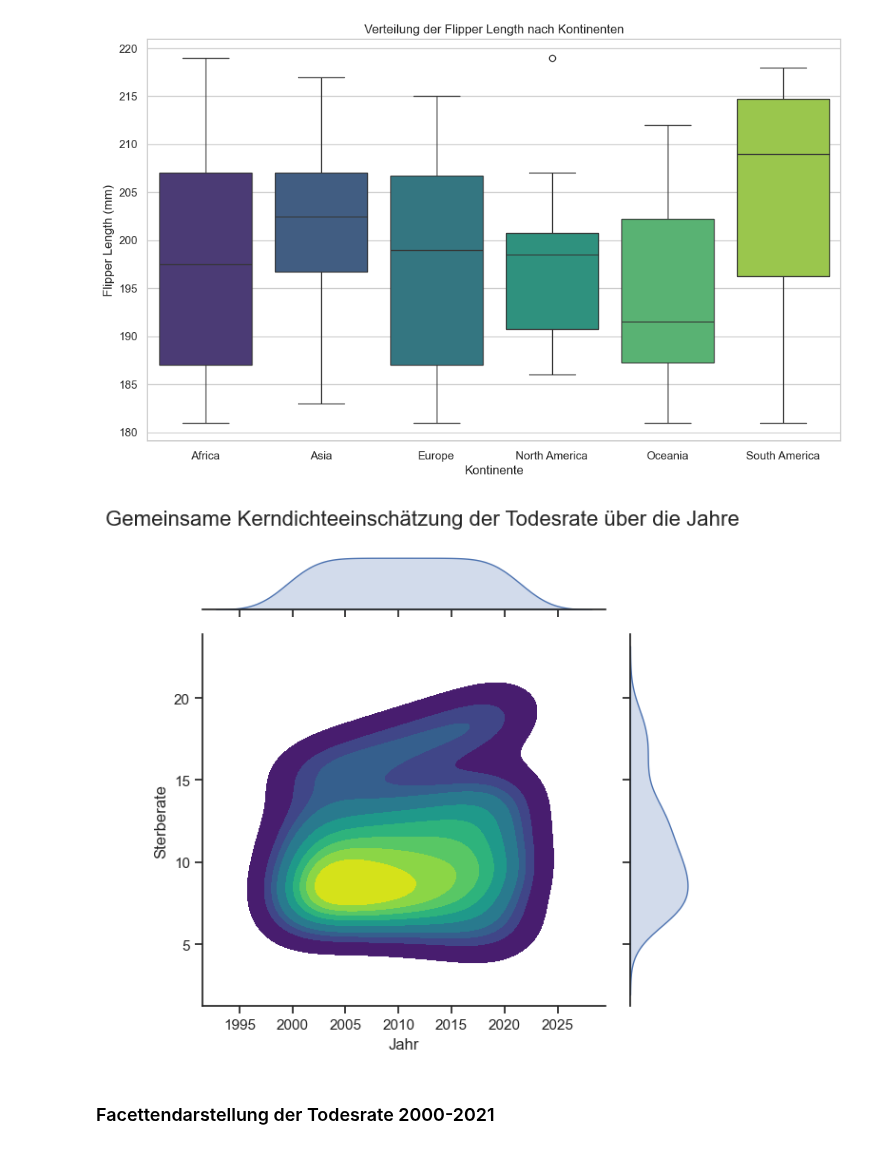
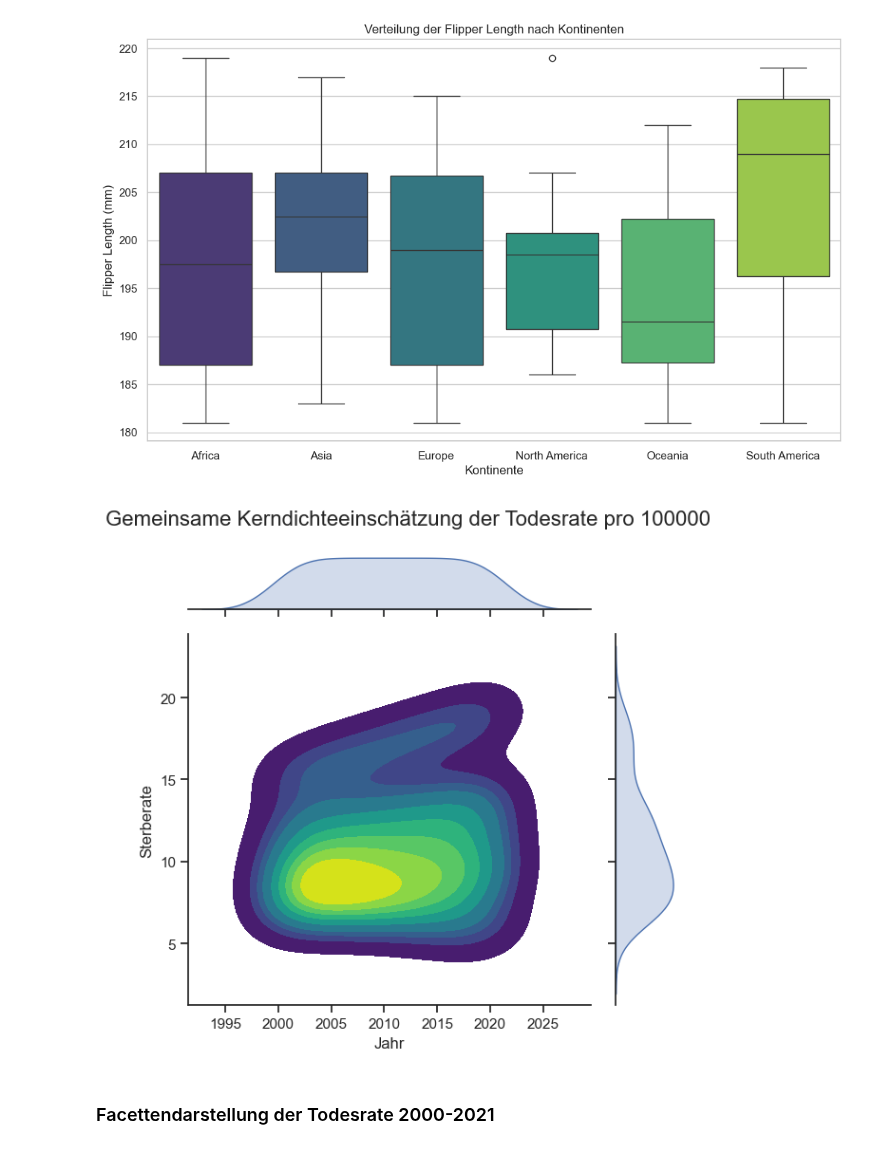
Before and after one commit to Joyce-ops/BMLD-LN2-Carmen-Mcqulat-Joyce, a Jupyter notebook: Leistungsnachweis 2.ipynb, the cells around one changed output. Saved outputs shown, nothing was run; the diff lists cells and outputs as text; code cells hidden in the pictures.

```diff
--- a/Leistungsnachweis 2.ipynb
+++ b/Leistungsnachweis 2.ipynb
@@ -638,7 +621,6 @@ import pandas as pd
 import seaborn as sns
 import matplotlib.pyplot as plt
 
-# Beispiel-Daten erstellen, falls `df_pivot` fehlt
 data = {
     'Jahr': list(range(2000, 2022)),
     'Africa': [10 + i * 0.1 for i in range(22)],
@@ -649,47 +631,42 @@ data = {
     'South America': [12 + i * 0.1 for i in range(22)]
 }
 
-# DataFrame erstellen
 df = pd.DataFrame(data)
-df_pivot = df.set_index('Jahr')  # Pivot-Tabelle für Todesraten
+df_pivot = df.set_index('Jahr')
 
-# Regionen und Farben definieren
 regions = ['Africa', 'Asia', 'Europe', 'North America', 'Oceania', 'South America']
 region_colors = {
     'Europe': 'pink',
     'North America': 'green',
     'Oceania': 'blue',
     'South America': 'purple',
     'Asia': 'red',
     'Africa': 'darkblue'
 }
 
-# Daten vorbereiten
 df_pivot.reset_index(inplace=True)
 df_melted = df_pivot.melt(id_vars=['Jahr'], var_name='Region', value_name='Sterberate')
 
-# Beispiel-Daten für KDE: Nur zwei Spalten verwenden (Jahr und Sterberate)
 kde_data = df_melted[['Jahr', 'Sterberate']]
 
-# Joint KDE erstellen
+
 sns.set_theme(style="ticks")
 g = sns.jointplot(
     data=kde_data,
     x='Jahr',
     y='Sterberate',
     kind='kde',
     fill=True,
     cmap="viridis"
 )
 
-# Titel hinzufügen
-g.fig.suptitle("Gemeinsame Kerndichteeinschätzung der Todesrate über die Jahre", fontsize=16)
+g.fig.suptitle("Gemeinsame Kerndichteeinschätzung der Todesrate pro 100000", fontsize=16)
 g.fig.tight_layout()
-g.fig.subplots_adjust(top=0.9)  # Platz für den Titel schaffen
+g.fig.subplots_adjust(top=0.9)
 
 plt.show()
 # %% [output]
-[figure, old version]
+[figure, new version]
 # %% [markdown]
 ### Facettendarstellung der Todesrate 2000-2021
 # %%
```
Also changed, not shown: parts of 10 cells of this notebook.
